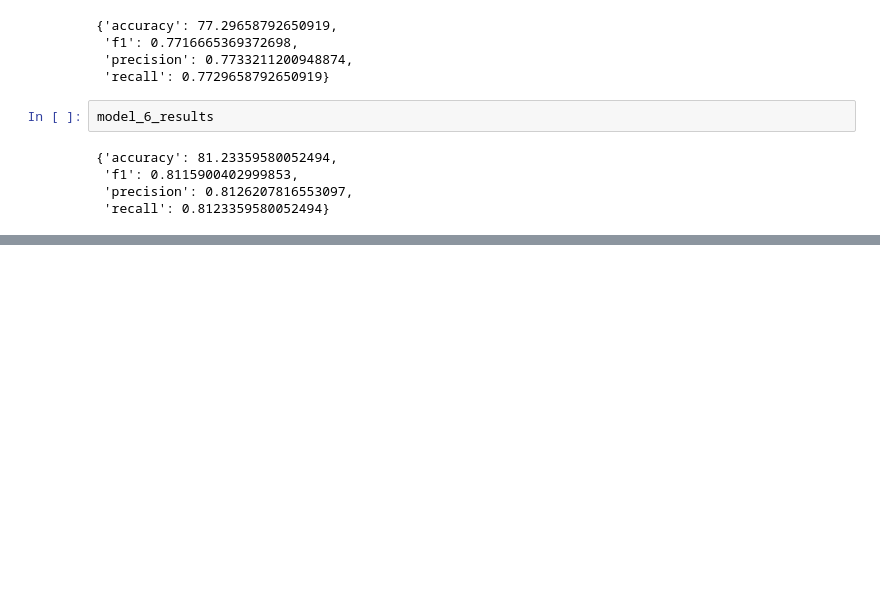
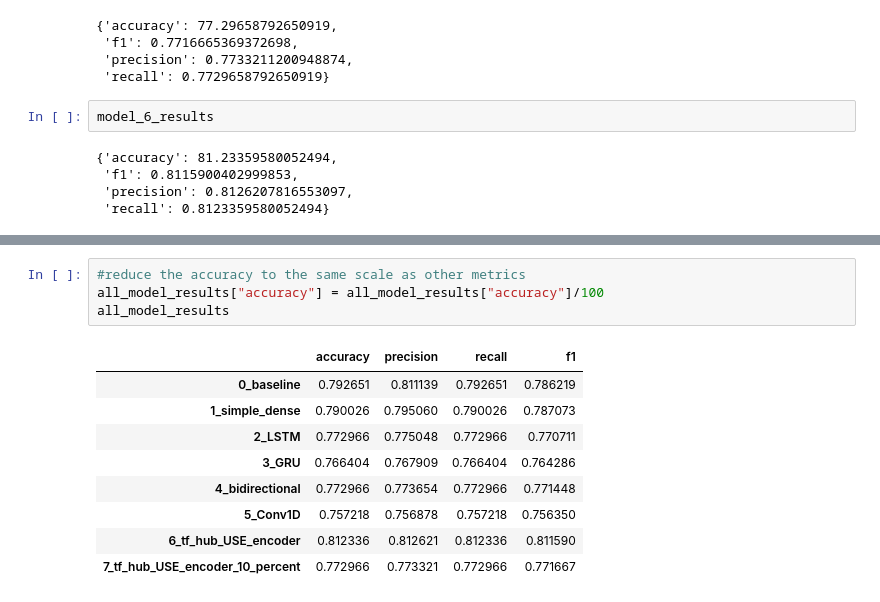
Before and after one commit to Nazhan99/Tensorflow_notes, a Jupyter notebook: 08_Intro_to_NLP_in_TensorFlow.ipynb, the cells around one changed output, grey strips where cells are left out. Cells and saved outputs as stored; diff of their text form; blank space fills up the shorter version.

```diff
--- a/08_Intro_to_NLP_in_TensorFlow.ipynb
+++ b/08_Intro_to_NLP_in_TensorFlow.ipynb
@@ -1359,0 +1384,14 @@ model_6_results
+# %%
+#reduce the accuracy to the same scale as other metrics
+all_model_results["accuracy"] = all_model_results["accuracy"]/100
+all_model_results
+# %% [output]
+|  | accuracy | precision | recall | f1 |
+| 0_baseline | 0.792651 | 0.811139 | 0.792651 | 0.786219 |
+| 1_simple_dense | 0.790026 | 0.795060 | 0.790026 | 0.787073 |
+| 2_LSTM | 0.772966 | 0.775048 | 0.772966 | 0.770711 |
+| 3_GRU | 0.766404 | 0.767909 | 0.766404 | 0.764286 |
+| 4_bidirectional | 0.772966 | 0.773654 | 0.772966 | 0.771448 |
+| 5_Conv1D | 0.757218 | 0.756878 | 0.757218 | 0.756350 |
+| 6_tf_hub_USE_encoder | 0.812336 | 0.812621 | 0.812336 | 0.811590 |
+| 7_tf_hub_USE_encoder_10_percent | 0.772966 | 0.773321 | 0.772966 | 0.771667 |
```
Also changed, not shown: parts of 3 cells of this notebook.
